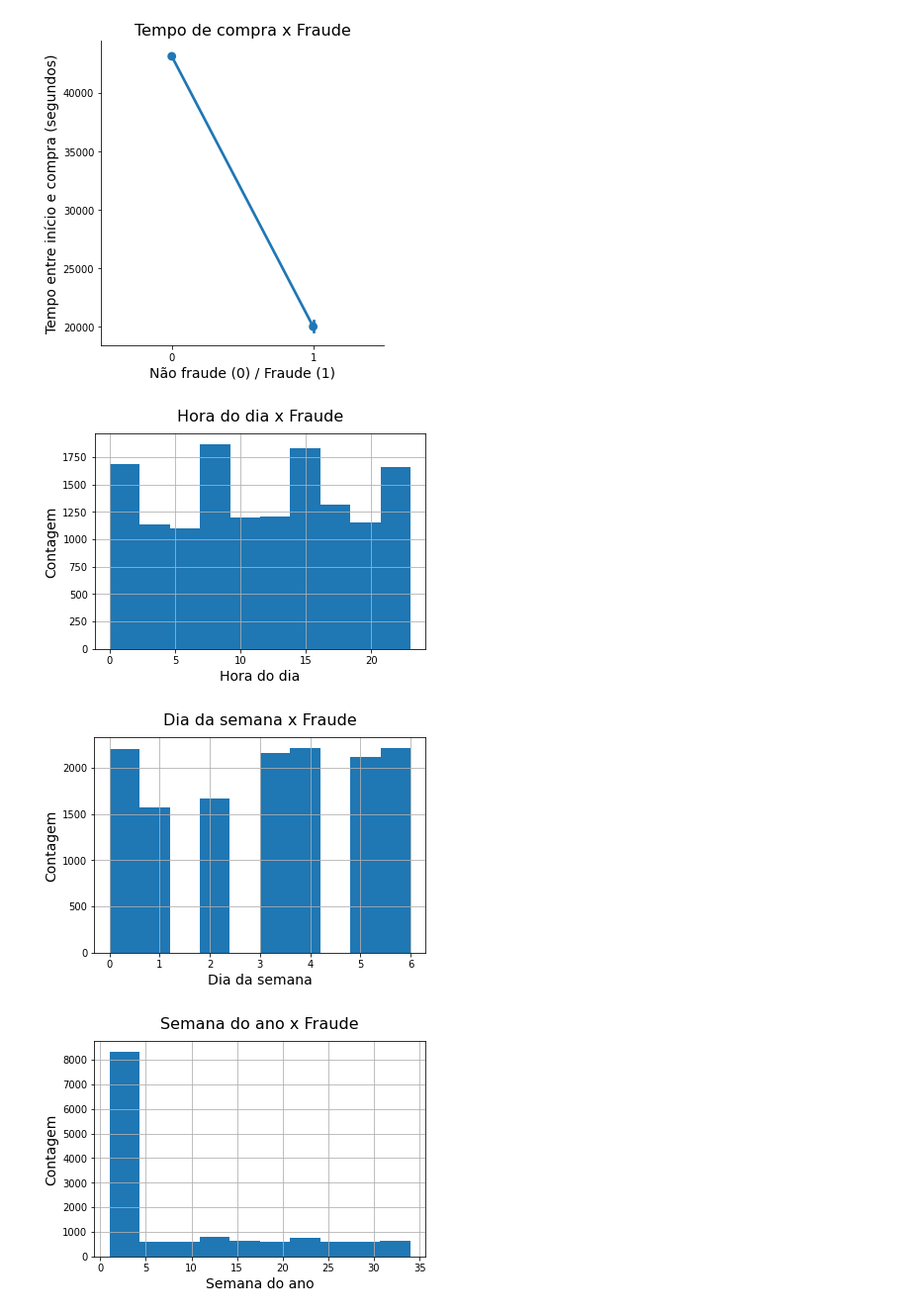
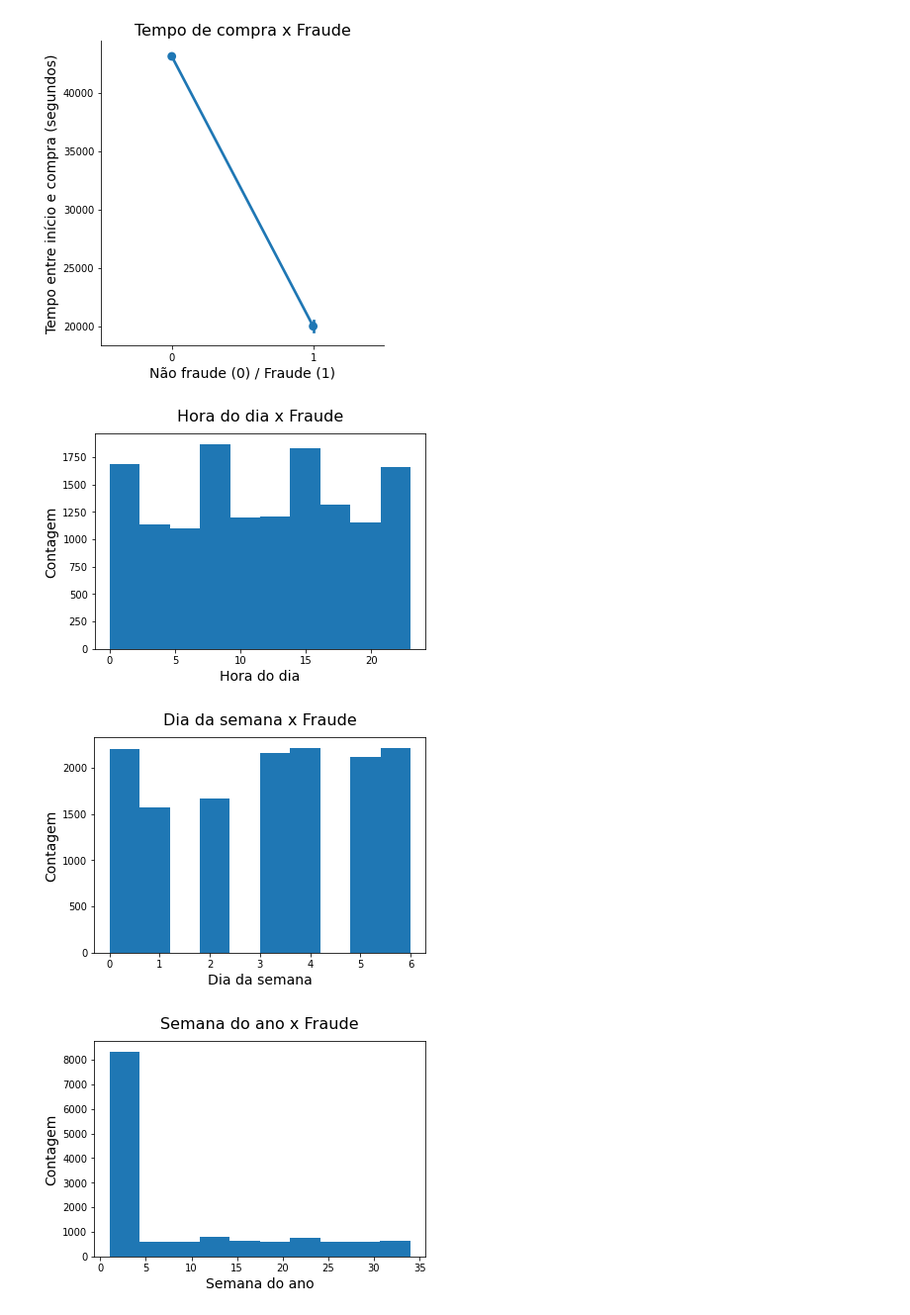
Before and after one commit to LilianeAquino/notebooks_cursos_alura, a Jupyter notebook: Modelos preditivos em dados: detecção de fraude/deteccao_de_fraude.ipynb, the cells around one changed output. Shown at 99% size. Cells and saved outputs as stored; diff of their text form; code cells hidden in the pictures.

```diff
--- a/Modelos preditivos em dados: detecção de fraude/deteccao_de_fraude.ipynb
+++ b/Modelos preditivos em dados: detecção de fraude/deteccao_de_fraude.ipynb
@@ -300,22 +300,25 @@ tmp_df[tmp_df['fraude'] == 1].cadastro.apply(lambda x: x.hour).hist()
 plt.xlabel('Hora do dia', fontsize=14)
 plt.ylabel('Contagem', fontsize=14)
 plt.title('Hora do dia x Fraude', fontsize=16, y=1.03)
+plt.grid(False)
 plt.show()
 # %% [output]
-[figure, old version]
+[figure, new version]
 # %%
 tmp_df[tmp_df["fraude"] == 1].cadastro.apply(lambda x: x.dayofweek).hist()
 plt.xlabel('Dia da semana', fontsize=14)
 plt.ylabel('Contagem', fontsize=14)
 plt.title('Dia da semana x Fraude', fontsize=16, y=1.03)
+plt.grid(False)
 plt.show()
 # %% [output]
-[figure, old version]
+[figure, new version]
 # %%
 tmp_df[tmp_df['fraude'] == 1].cadastro.apply(lambda x: x.week).hist()
 plt.xlabel('Semana do ano', fontsize=14)
 plt.ylabel('Contagem', fontsize=14)
 plt.title('Semana do ano x Fraude', fontsize=16, y=1.03)
+plt.grid(False)
 plt.show()
 # %% [output]
-[figure, old version]
+[figure, new version]
```
Also changed, not shown: parts of 12 cells of this notebook.
